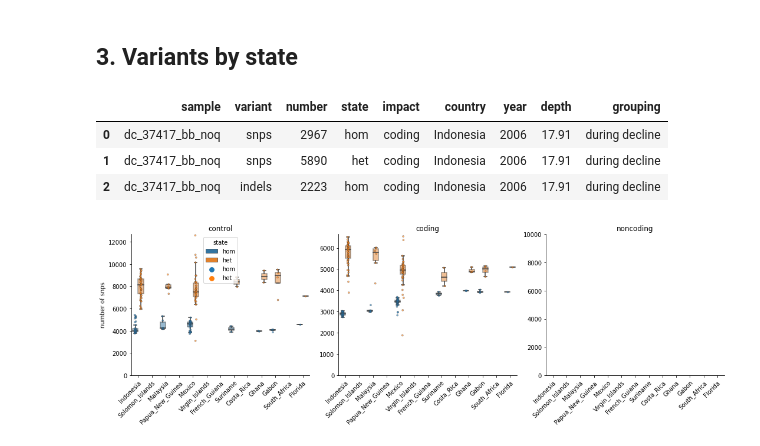
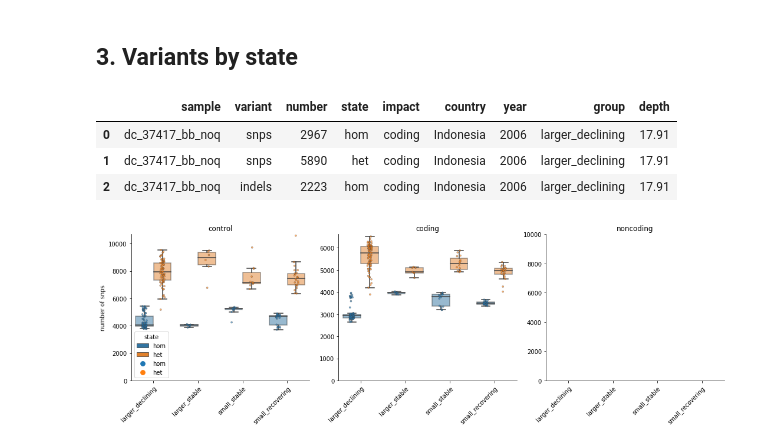
Before and after one commit to osipovarev/Leatherback_popgen, a Jupyter notebook: GERP_genetic_load_analysis.ipynb, the cells around one changed output. Drawn from its saved outputs; the diff is of its cells as text; code cells hidden in the pictures.

```diff
--- a/GERP_genetic_load_analysis.ipynb
+++ b/GERP_genetic_load_analysis.ipynb
@@ -22,10 +22,11 @@ import matplotlib.patches as mpatches
 dir_path = '/Users/osipova/Documents/LabDocs/Leatherback_popgen/'
 file_name = 'dc_153_samples_info.tsv'
 file_data = glob(dir_path + file_name)[0]
-INFO = pd.read_csv(file_data, sep='\t')[['Sample_ID', 'country', 'year', 'post_dupe_depth']]
+INFO = pd.read_csv(file_data, sep='\t')[['Sample_ID', 'country', 'year', 'group', 'post_dupe_depth']]
 INFO.rename(columns={'Sample_ID':'sample',
                      'country':'country',
                      'year':'year',
+                     'group': 'group',
                      'post_dupe_depth':'depth'}, inplace=True)
 # %%
 countries_order = ['Indonesia', 'Solomon_Islands', 'Malaysia', 'Papua_New_Guinea', 'Mexico', 'Virgin_Islands',
@@ -120,39 +122,40 @@ df = pd.read_csv(file_data, sep='\t')
 df_all = pd.merge(df, INFO, on='sample')
 df_all.head(3)
 # %% [output]
-|  | sample | variant | number | state | impact | country | year | depth | grouping |
-| 0 | dc_37417_bb_noq | snps | 2967 | hom | coding | Indonesia | 2006 | 17.91 | during decline |
-| 1 | dc_37417_bb_noq | snps | 5890 | het | coding | Indonesia | 2006 | 17.91 | during decline |
-| 2 | dc_37417_bb_noq | indels | 2223 | hom | coding | Indonesia | 2006 | 17.91 | during decline |
+|  | sample | variant | number | state | impact | country | year | group | depth |
+| 0 | dc_37417_bb_noq | snps | 2967 | hom | coding | Indonesia | 2006 | larger_declining | 17.91 |
+| 1 | dc_37417_bb_noq | snps | 5890 | het | coding | Indonesia | 2006 | larger_declining | 17.91 |
+| 2 | dc_37417_bb_noq | indels | 2223 | hom | coding | Indonesia | 2006 | larger_declining | 17.91 |
 # %%
 impacts = list(set(df['impact']))
 fig, axes = plt.subplots(1, 3, figsize = (15, 5))
 
 variant = 'snps'
 for i in range(len(impacts)):
     axi = axes[i]
     impact = impacts[i]
 #     dfi = df_all[df_all['impact'] == impact]
     dfi = df_all[(df_all['variant'] ==  variant) & (df_all['impact'] ==  impact)]
     dfi = dfi[dfi['number'] != 0]
+    dfi = dfi[dfi['group'] != 'exclude']
 
-    sns.boxplot(ax=axi, data=dfi, x='country', y='number', hue='state', order=countries_order,
+    sns.boxplot(ax=axi, data=dfi, x='group', y='number', hue='state',
                 showfliers=False, boxprops=dict(alpha=0.5))
-    sns.stripplot(ax=axi, data=dfi, x='country', y='number', hue='state', order=countries_order,
+    sns.stripplot(ax=axi, data=dfi, x='group', y='number', hue='state',
                   alpha=0.6, s=3, dodge=True, linewidth=0.5)
 
     plt.setp(axi.get_xticklabels(), rotation=45, ha="right", rotation_mode="anchor")
     axi.set_title('{}'.format(impact))
     axi.set_xlabel('')
     axi.set_ylim(0, max(dfi['number']) + 100)
     if i == 0:
         axi.set_ylabel('number of snps')
     else:
         axi.set_ylabel('')
         axi.get_legend().set_visible(False)
 
 axes[2].set_ylim(0, 10000)
 sns.despine(fig=None, ax=None, left=False, bottom=False, offset=None, trim=False)
 fig.tight_layout()
 # %% [output]
-[figure, old version]
+[figure, new version]
```
Also changed, not shown: parts of 1 cell of this notebook, 1 other file.
